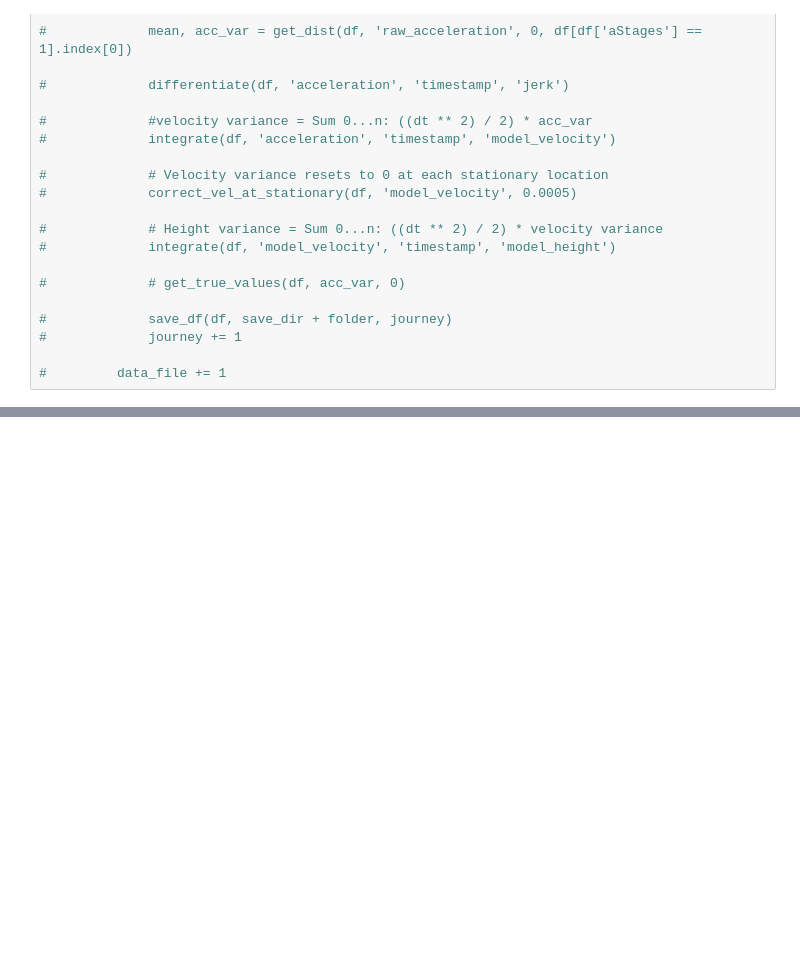
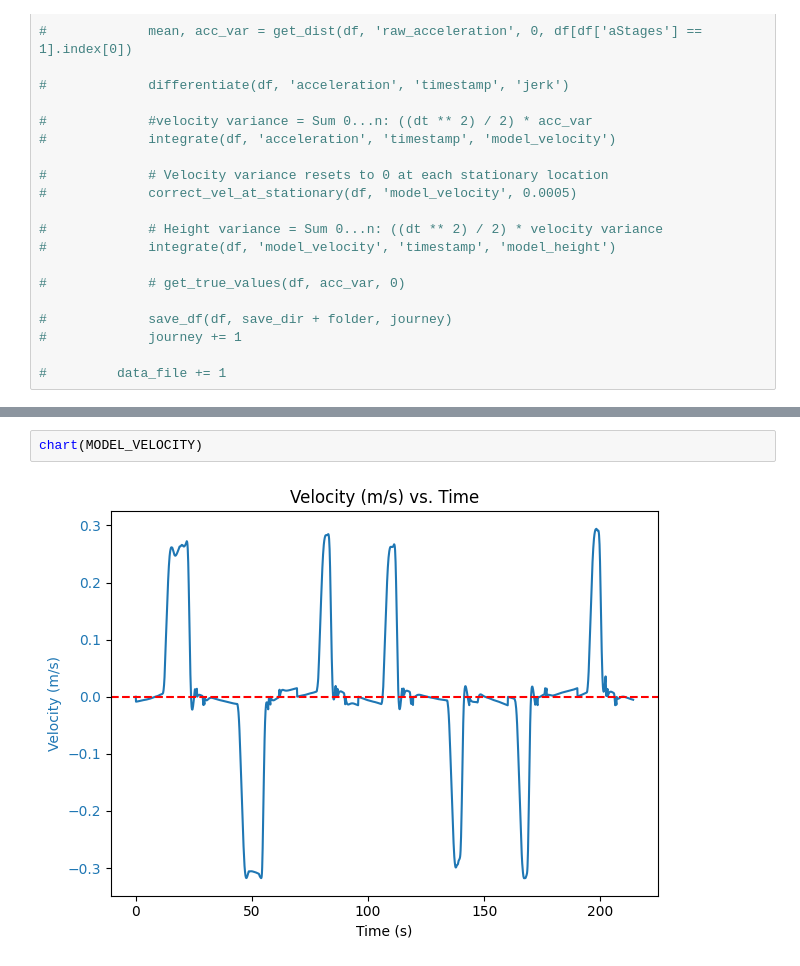
Before and after one commit to OGreenwood672/pr_kalman, a Jupyter notebook: analysis.ipynb, the cells around one changed output, grey strips where cells are left out. Cells and saved outputs as stored; diff of their text form; blank space fills up the shorter version.

```diff
--- a/analysis.ipynb
+++ b/analysis.ipynb
@@ -885,6 +639,10 @@ def chart(col1, col2=None):
     fig.tight_layout()
 
     plt.show()
+# %%
+chart(MODEL_VELOCITY)
+# %% [output]
+[figure, added]
 # %%
 # correct_height_at_stationary(df, TRUE_DISPLACEMENT)
 # correct_height_from_barometer_levels(df, TRUE_DISPLACEMENT)
```
Also changed, not shown: parts of 16 cells of this notebook, 3 other files.
